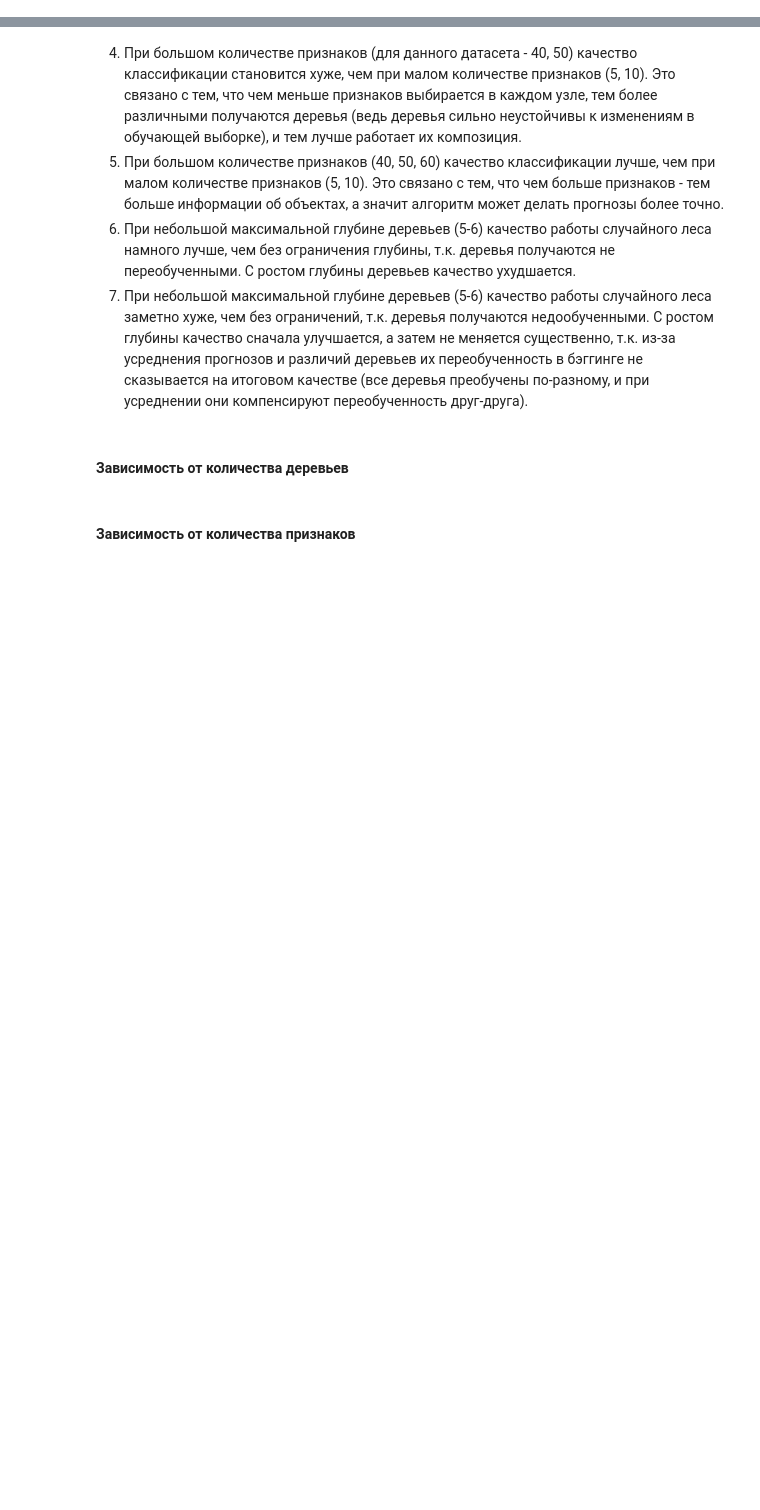
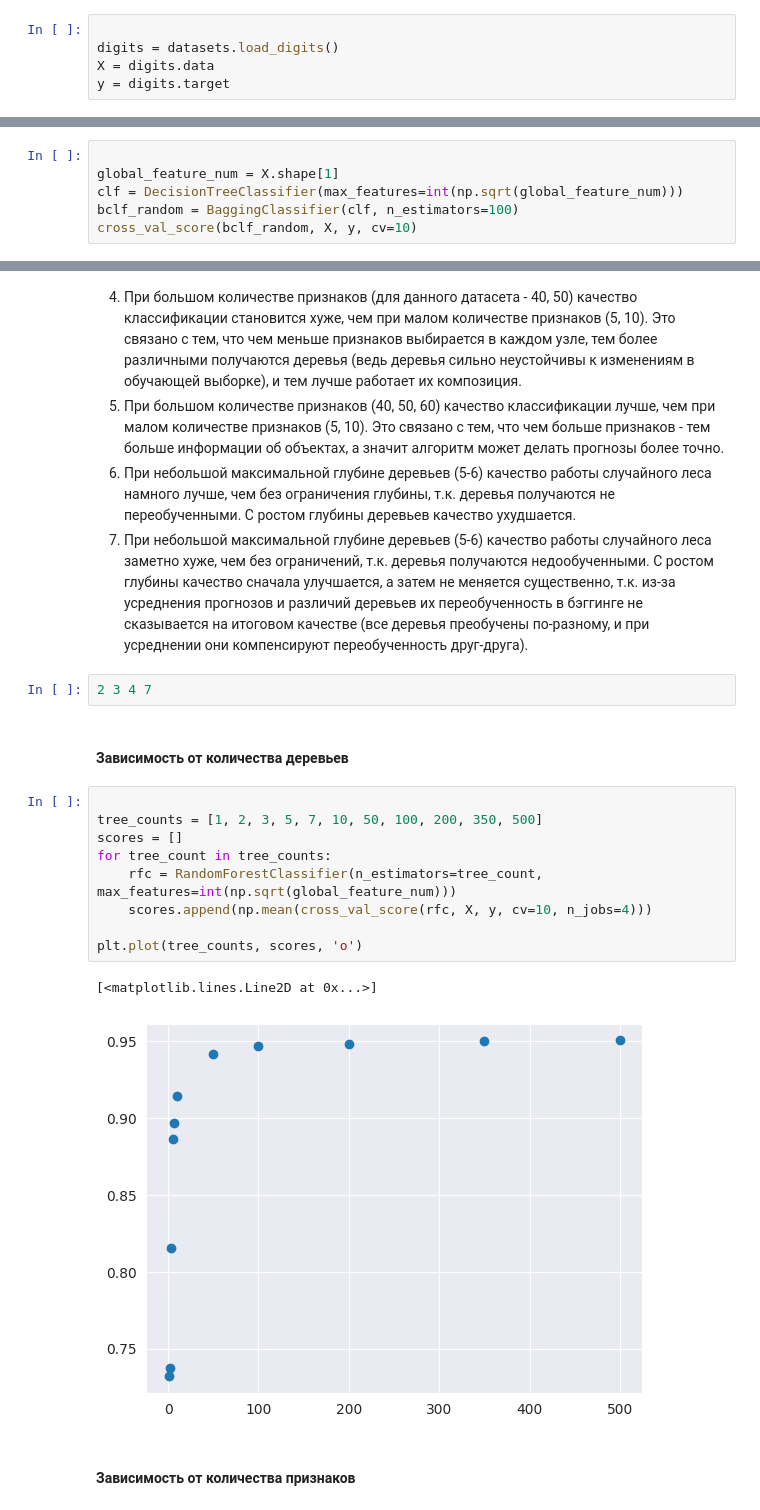
Before and after one commit to dolaprolorap/DS-homework, a Jupyter notebook: lab5/Задание 1. Бэггинг и случайный лес.ipynb, the cells around one changed output, grey strips where cells are left out. Drawn from its saved outputs; the diff is of its cells as text; blank space fills up the shorter version.

```diff
--- a/lab5/Задание 1. Бэггинг и случайный лес.ipynb
+++ b/lab5/Задание 1. Бэггинг и случайный лес.ipynb
@@ -20,3 +17,8 @@ print dataset['DESCR']
+# %%
+
+digits = datasets.load_digits()
+X = digits.data
+y = digits.target
 # %% [markdown]
 ### Шаг 1
 Создайте DecisionTreeClassifier с настройками по умолчанию и измерьте качество его работы с помощью cross_val_score.
@@ -30,3 +54,9 @@ print dataset['DESCR']
 # %% [markdown]
 ### Шаг 4
 Наконец, давайте попробуем выбирать случайные признаки не один раз на все дерево, а при построении каждой вершины дерева. Сделать это несложно: нужно убрать выбор случайного подмножества признаков в BaggingClassifier и добавить его в DecisionTreeClassifier. Какой параметр за это отвечает, можно понять из документации sklearn, либо просто попробовать угадать (скорее всего, у вас сразу получится). Попробуйте выбирать опять же $\sqrt{d}$ признаков.
+# %%
+
+global_feature_num = X.shape[1]
+clf = DecisionTreeClassifier(max_features=int(np.sqrt(global_feature_num)))
+bclf_random = BaggingClassifier(clf, n_estimators=100)
+cross_val_score(bclf_random, X, y, cv=10)
@@ -44,7 +77,21 @@ print dataset['DESCR']
   5. При большом количестве признаков (40, 50, 60) качество классификации лучше, чем при малом количестве признаков (5, 10). Это связано с тем, что чем больше признаков - тем больше информации об объектах, а значит алгоритм может делать прогнозы более точно.
   6. При небольшой максимальной глубине деревьев (5-6) качество работы случайного леса намного лучше, чем без ограничения глубины, т.к. деревья получаются не переобученными. С ростом глубины деревьев качество ухудшается.
   7. При небольшой максимальной глубине деревьев (5-6) качество работы случайного леса заметно хуже, чем без ограничений, т.к. деревья получаются недообученными. С ростом глубины качество сначала улучшается, а затем не меняется существенно, т.к. из-за усреднения прогнозов и различий деревьев их переобученность в бэггинге не сказывается на итоговом качестве (все деревья преобучены по-разному, и при усреднении они компенсируют переобученность друг-друга).
+# %%
+2 3 4 7
 # %% [markdown]
 #### Зависимость от количества деревьев
+# %%
+
+tree_counts = [1, 2, 3, 5, 7, 10, 50, 100, 200, 350, 500]
+scores = []
+for tree_count in tree_counts:
+    rfc = RandomForestClassifier(n_estimators=tree_count, max_features=int(np.sqrt(global_feature_num)))
+    scores.append(np.mean(cross_val_score(rfc, X, y, cv=10, n_jobs=4)))
+
+plt.plot(tree_counts, scores, 'o')
+# %% [output]
+[<matplotlib.lines.Line2D at 0x...>]
+[figure, added]
 # %% [markdown]
 #### Зависимость от количества признаков
```
Also changed, not shown: parts of 8 cells of this notebook, 1 other file.
